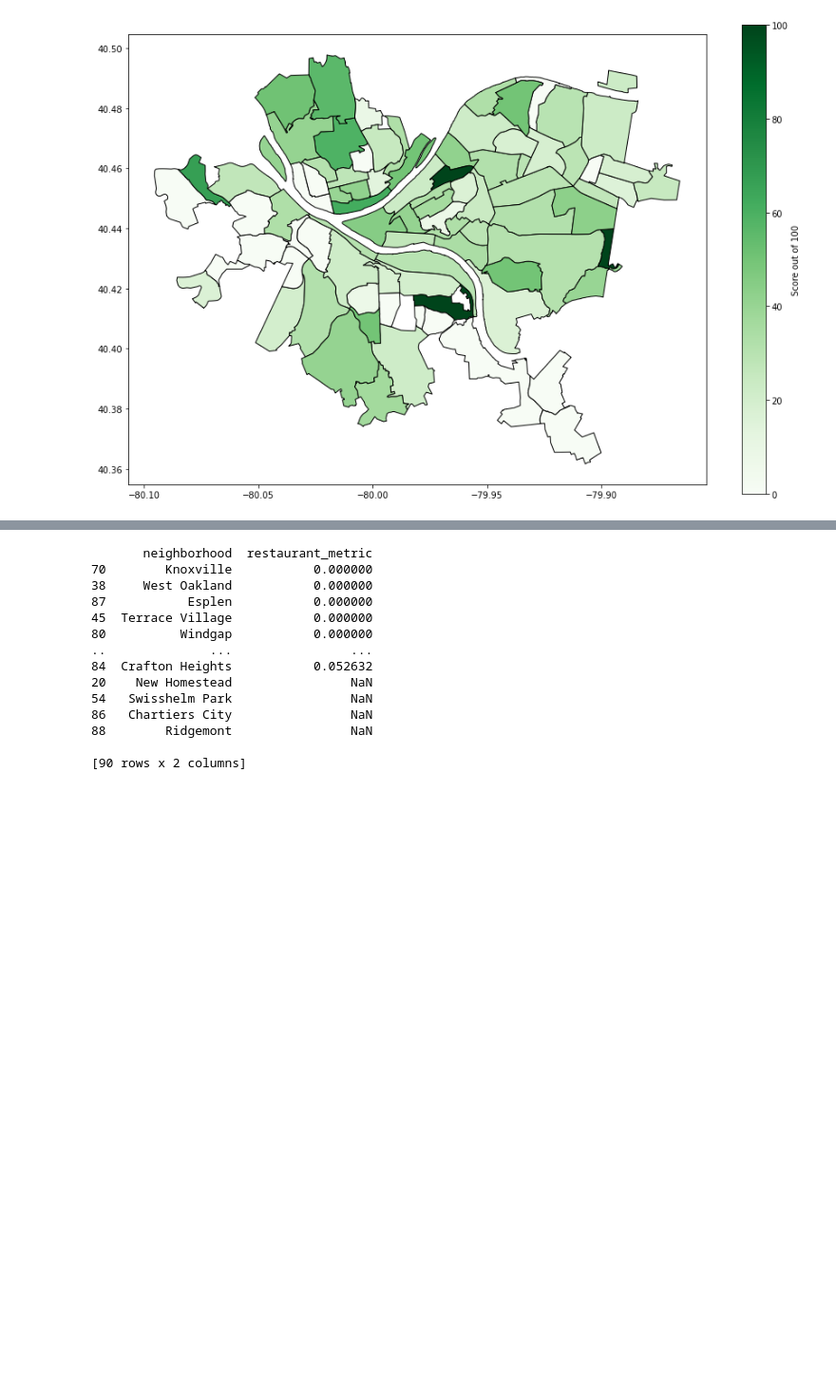
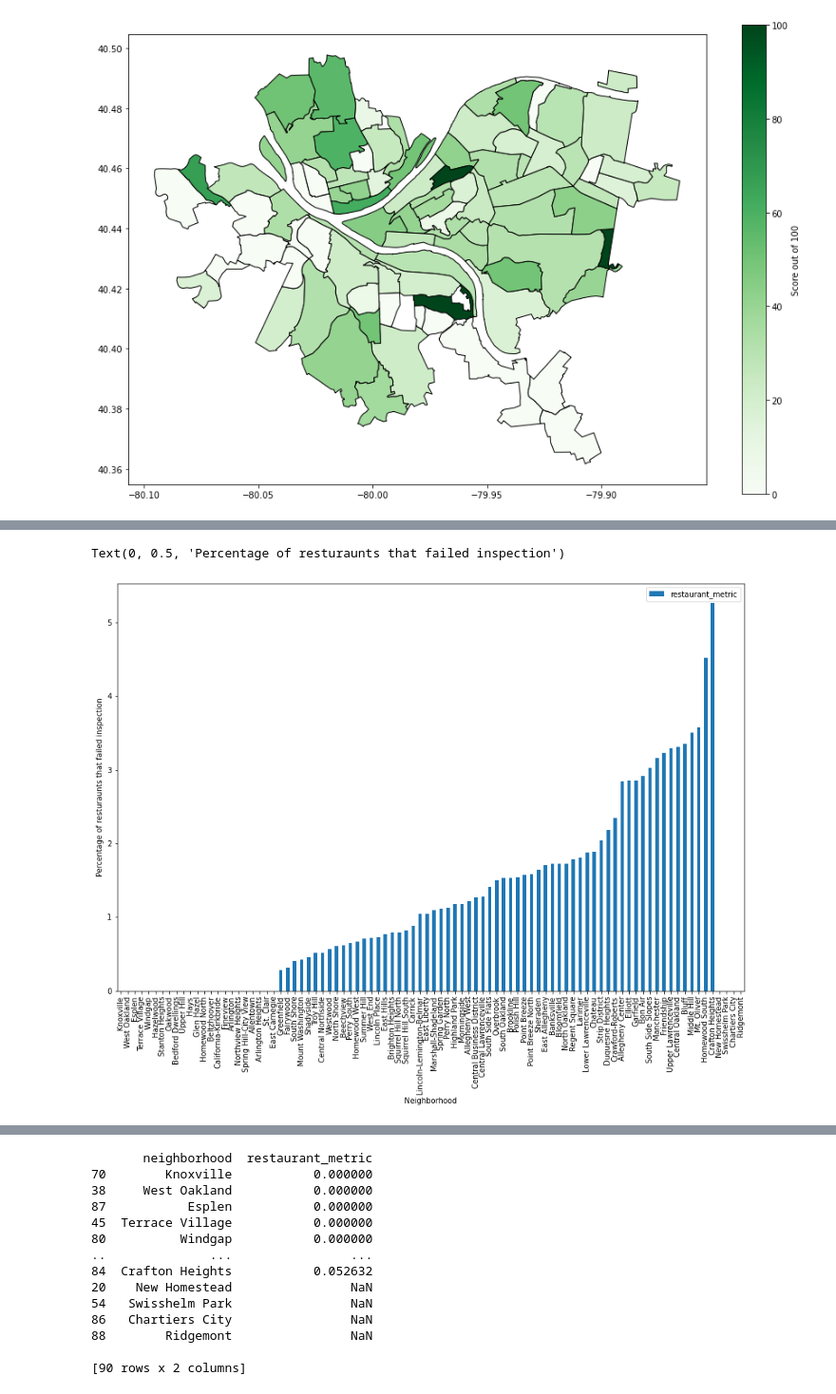
Before and after one commit to Steven-Jarmell/CS0010-FinalProject, a Jupyter notebook: FinalProjectMainFile.ipynb, the cells around one changed output, grey strips where cells are left out. Shown at 95% size. Saved outputs shown, nothing was run; the diff lists cells and outputs as text; code cells hidden in the pictures; blank space fills up the shorter version.

Commit message:
Added graph for restaurants

```diff
--- a/FinalProjectMainFile.ipynb
+++ b/FinalProjectMainFile.ipynb
@@ -98,0 +101,7 @@ scores_map.plot(column = 'score', figsize = (15,10), cmap = 'Greens', edgecolor
+# %%
+# Load data
+restaurantInspections = pd.read_csv("data_with_neighborhoods/restaurantInspections_WithNeighborhood.csv", low_memory = False)
+
+# Use a mask to extract the rows from the data where a building fails an inspection
+restaurant_fail_mask = restaurantInspections["placard_desc"]!="Inspected & Permitted"
+restaurant_fail = restaurantInspections[restaurant_fail_mask]
@@ -98,0 +110,13 @@ scores_map.plot(column = 'score', figsize = (15,10), cmap = 'Greens', edgecolor
+# %%
+# Groupby neighborhood and count the number of instances per neighborhood
+# Because the only data in restaurant_fail is failed results, this count is the number of failed inspections
+restaurant_fail_count = restaurant_fail.groupby("neighborhood")["placard_desc"].count()
+
+# Generate total count in a similar way
+restaurant_total_count = restaurantInspections.groupby("neighborhood")["placard_desc"].count()
+
+# Print data to console
+print(pd.DataFrame({
+    "failures": restaurant_fail_count,
+    "total": restaurant_total_count,
+}))
@@ -98,0 +174,7 @@ scores_map.plot(column = 'score', figsize = (15,10), cmap = 'Greens', edgecolor
+# %%
+# Create temporary dataframe display
+sorted_neighborhood_metrics = neighborhood_metrics.sort_values("restaurant_metric")
+sorted_neighborhood_metrics.index = sorted_neighborhood_metrics["neighborhood"]
+del sorted_neighborhood_metrics["neighborhood"]
+
+print(sorted_neighborhood_metrics)
@@ -98,0 +202,8 @@ scores_map.plot(column = 'score', figsize = (15,10), cmap = 'Greens', edgecolor
+# %%
+
+ax = sorted_neighborhood_metrics.plot(kind = 'bar', figsize=(15,10))
+ax.set_xlabel("Neighborhood")
+ax.set_ylabel("Percentage of resturaunts that failed inspection")
+# %% [output]
+Text(0, 0.5, 'Percentage of resturaunts that failed inspection')
+[figure, added]
```
Also changed, not shown: parts of 9 cells of this notebook.
